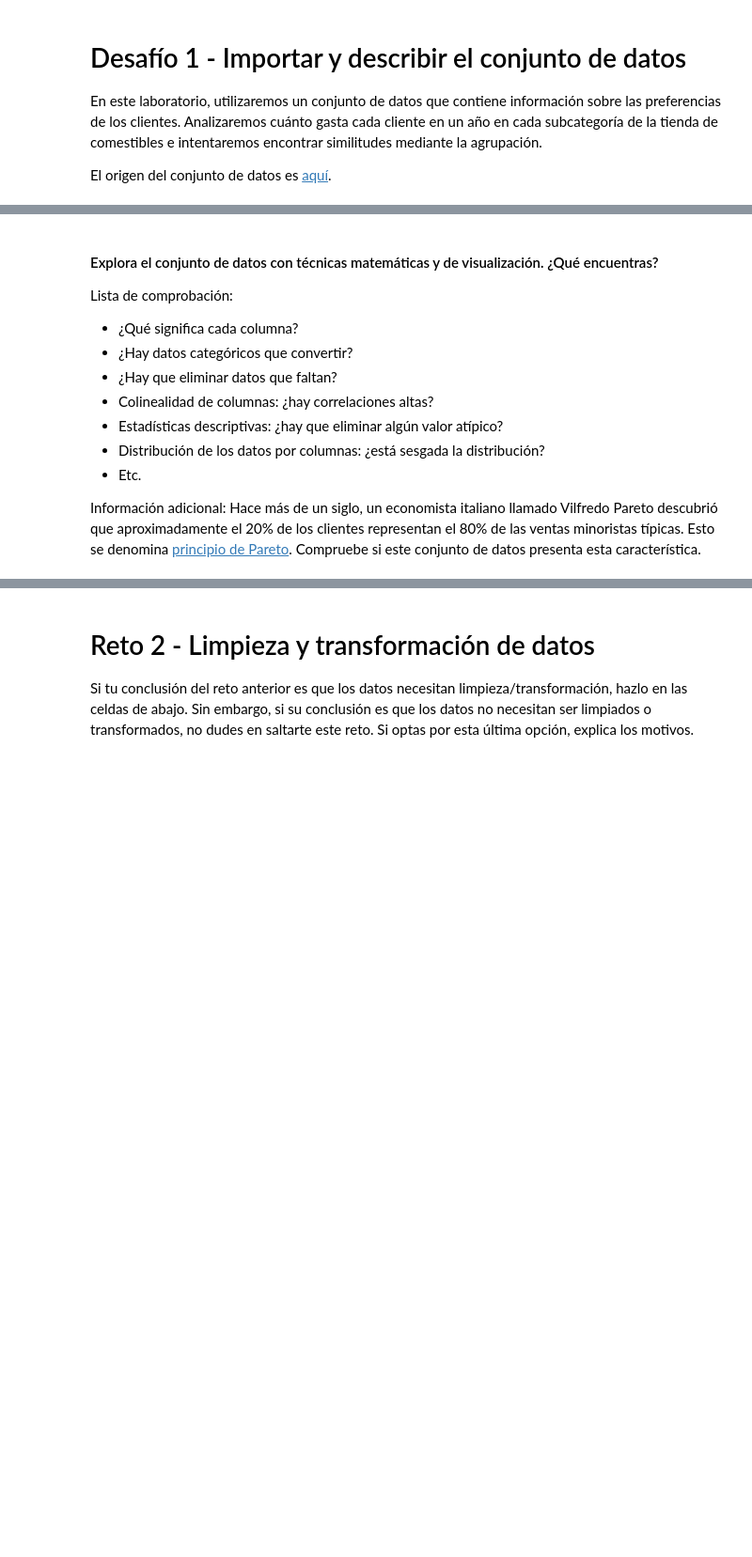
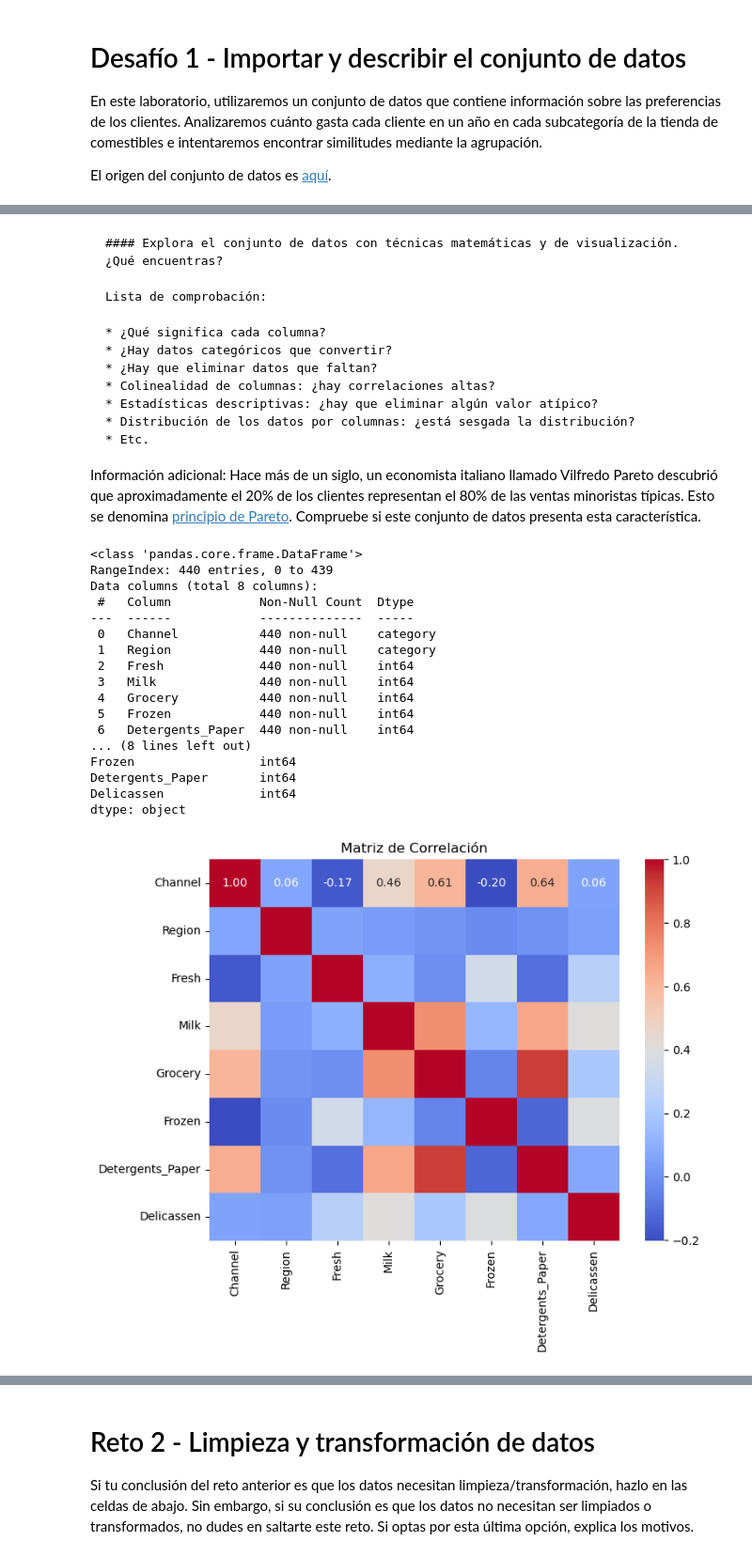
Before and after one commit to jalladin/LAB-unsupervised-learning-es, a Jupyter notebook: your-code/main-esp.ipynb, the cells around one changed output, grey strips where cells are left out. Shown at 94% size. Drawn from its saved outputs; the diff is of its cells as text; code cells hidden in the pictures; blank space fills up the shorter version.

Commit message:
unsupervised completed

```diff
--- a/your-code/main-esp.ipynb
+++ b/your-code/main-esp.ipynb
@@ -48,0 +47,6 @@ El origen del conjunto de datos es [aquí](https://archive.ics.uci.edu/ml/datase
+# %%
+# loading the data: Wholesale customers data
+file_path = r"C:\Users\jessi\OneDrive\Área de Trabalho\DATA SCIENCE\LAB\lab-unsupervised-learning-es\data\Wholesale customers data.csv"
+data = pd.read_csv(file_path)
+
+print(data.head())
@@ -49,14 +60,14 @@ El origen del conjunto de datos es [aquí](https://archive.ics.uci.edu/ml/datase
 # %% [markdown]
-#### Explora el conjunto de datos con técnicas matemáticas y de visualización. ¿Qué encuentras?
+    #### Explora el conjunto de datos con técnicas matemáticas y de visualización. ¿Qué encuentras?
 
-Lista de comprobación:
+    Lista de comprobación:
 
-* ¿Qué significa cada columna?
-* ¿Hay datos categóricos que convertir?
-* ¿Hay que eliminar datos que faltan?
-* Colinealidad de columnas: ¿hay correlaciones altas?
-* Estadísticas descriptivas: ¿hay que eliminar algún valor atípico?
-* Distribución de los datos por columnas: ¿está sesgada la distribución?
-* Etc.
+    * ¿Qué significa cada columna?
+    * ¿Hay datos categóricos que convertir?
+    * ¿Hay que eliminar datos que faltan?
+    * Colinealidad de columnas: ¿hay correlaciones altas?
+    * Estadísticas descriptivas: ¿hay que eliminar algún valor atípico?
+    * Distribución de los datos por columnas: ¿está sesgada la distribución?
+    * Etc.
 
 Información adicional: Hace más de un siglo, un economista italiano llamado Vilfredo Pareto descubrió que aproximadamente el 20% de los clientes representan el 80% de las ventas minoristas típicas. Esto se denomina [principio de Pareto](https://en.wikipedia.org/wiki/Pareto_principle). Compruebe si este conjunto de datos presenta esta característica.
@@ -64,0 +74,42 @@ Información adicional: Hace más de un siglo, un economista italiano llamado Vi
+# %%
+
+info = data.info()
+desc_stats = data.describe()
+missing_values = data.isnull().sum()
+info, missing_values
+
+print(data.dtypes)
+
+correlation_matrix = data.corr()
+
+plt.figure(figsize=(8, 6))
+sns.heatmap(correlation_matrix, annot=True, fmt=".2f", cmap='coolwarm')
+plt.title("Matriz de Correlación")
+plt.show()
+
+data.boxplot(rot=90, figsize=(10, 4))
+plt.title("Boxplot de las características")
+plt.show()
+
+data.hist(bins=30, figsize=(10, 5))
+plt.suptitle("Distribución de las características numéricas")
+plt.show()
+# %% [output]
+<class 'pandas.core.frame.DataFrame'>
+RangeIndex: 440 entries, 0 to 439
+Data columns (total 8 columns):
+ #   Column            Non-Null Count  Dtype
+---  ------            --------------  -----
+ 0   Channel           440 non-null    category
+ 1   Region            440 non-null    category
+ 2   Fresh             440 non-null    int64
+ 3   Milk              440 non-null    int64
+ 4   Grocery           440 non-null    int64
+ 5   Frozen            440 non-null    int64
+ 6   Detergents_Paper  440 non-null    int64
+... (8 lines left out)
+Frozen                 int64
+Detergents_Paper       int64
+Delicassen             int64
+dtype: object
+[figure, added]
```
Also changed, not shown: parts of 21 cells of this notebook.
